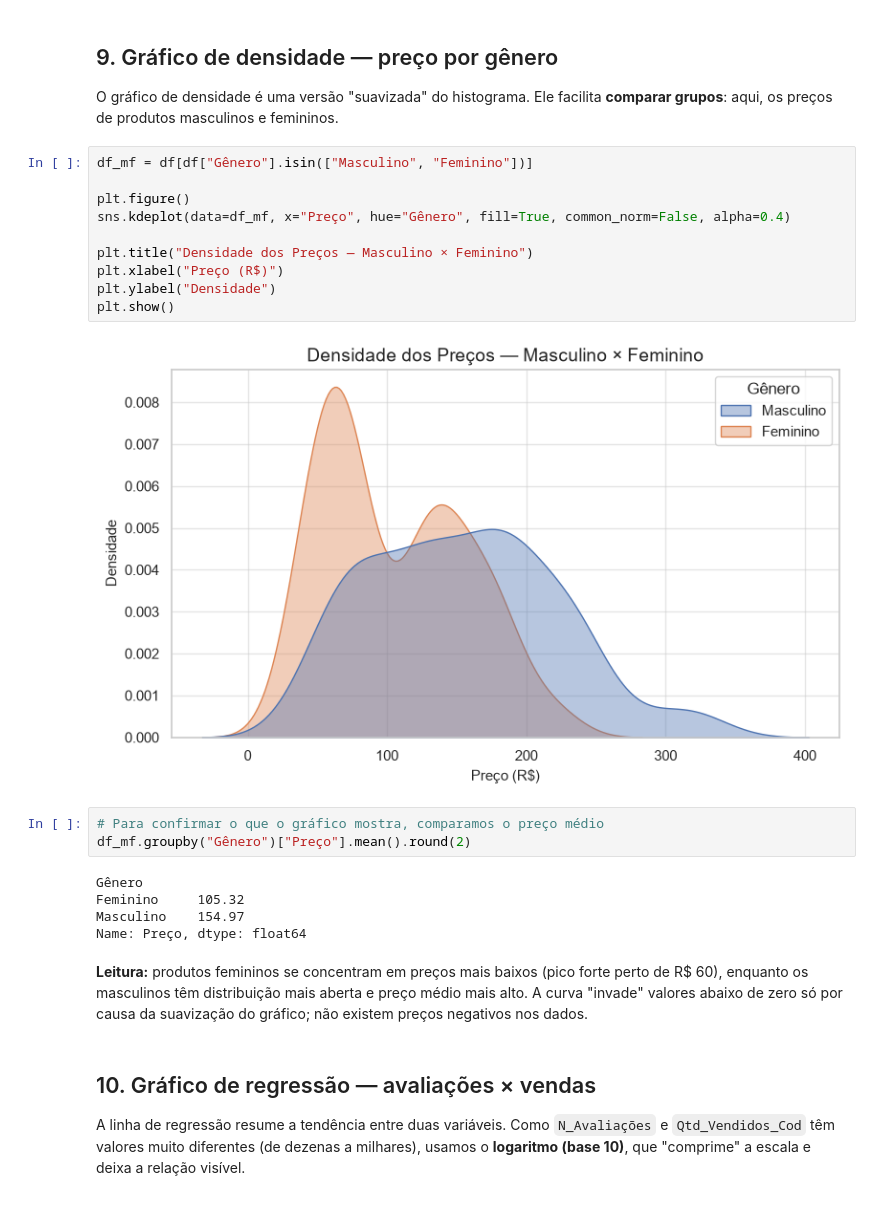
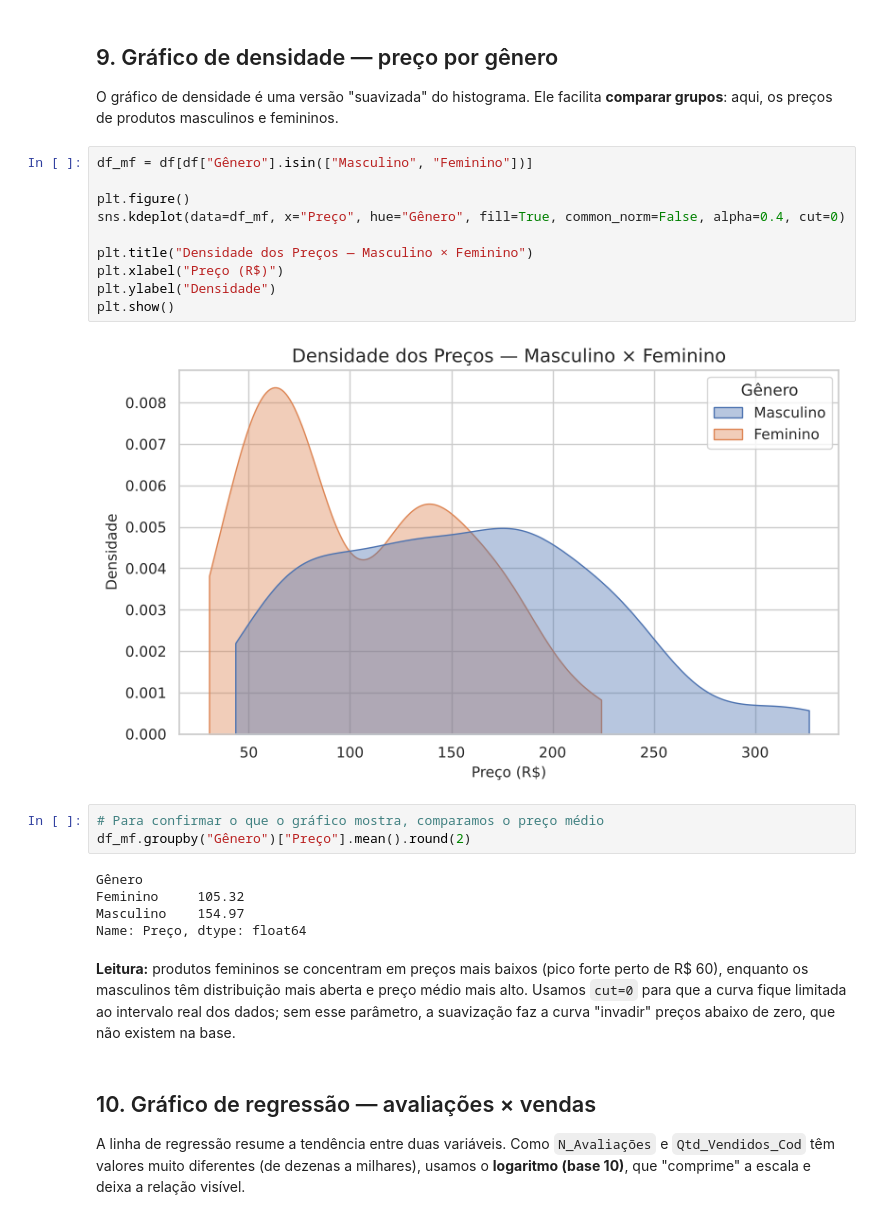
Before and after one commit to pedroarnts/analise-graficos-ecommerce, a Jupyter notebook: analise_graficos_ecommerce.ipynb, the cells around one changed output. Drawn from its saved outputs; the diff is of its cells as text.

```diff
--- a/analise_graficos_ecommerce.ipynb
+++ b/analise_graficos_ecommerce.ipynb
@@ -211,15 +211,15 @@ O gráfico de densidade é uma versão "suavizada" do histograma. Ele facilita *
 # %%
 df_mf = df[df["Gênero"].isin(["Masculino", "Feminino"])]
 
 plt.figure()
-sns.kdeplot(data=df_mf, x="Preço", hue="Gênero", fill=True, common_norm=False, alpha=0.4)
+sns.kdeplot(data=df_mf, x="Preço", hue="Gênero", fill=True, common_norm=False, alpha=0.4, cut=0)
 
 plt.title("Densidade dos Preços — Masculino × Feminino")
 plt.xlabel("Preço (R$)")
 plt.ylabel("Densidade")
 plt.show()
 # %% [output]
-[figure, old version]
+[figure, new version]
 # %%
 # Para confirmar o que o gráfico mostra, comparamos o preço médio
 df_mf.groupby("Gênero")["Preço"].mean().round(2)
@@ -229,7 +229,7 @@ Feminino     105.32
 Masculino    154.97
 Name: Preço, dtype: float64
 # %% [markdown]
-**Leitura:** produtos femininos se concentram em preços mais baixos (pico forte perto de R$ 60), enquanto os masculinos têm distribuição mais aberta e preço médio mais alto. A curva "invade" valores abaixo de zero só por causa da suavização do gráfico; não existem preços negativos nos dados.
+**Leitura:** produtos femininos se concentram em preços mais baixos (pico forte perto de R$ 60), enquanto os masculinos têm distribuição mais aberta e preço médio mais alto. Usamos `cut=0` para que a curva fique limitada ao intervalo real dos dados; sem esse parâmetro, a suavização faz a curva "invadir" preços abaixo de zero, que não existem na base.
 # %% [markdown]
 ## 10. Gráfico de regressão — avaliações × vendas
 
```
Also changed, not shown: parts of 6 cells of this notebook.
